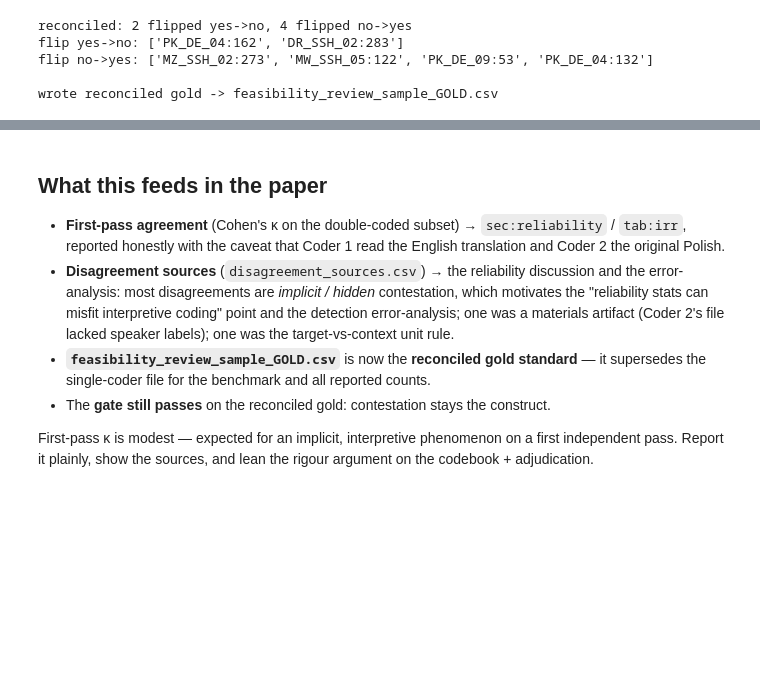
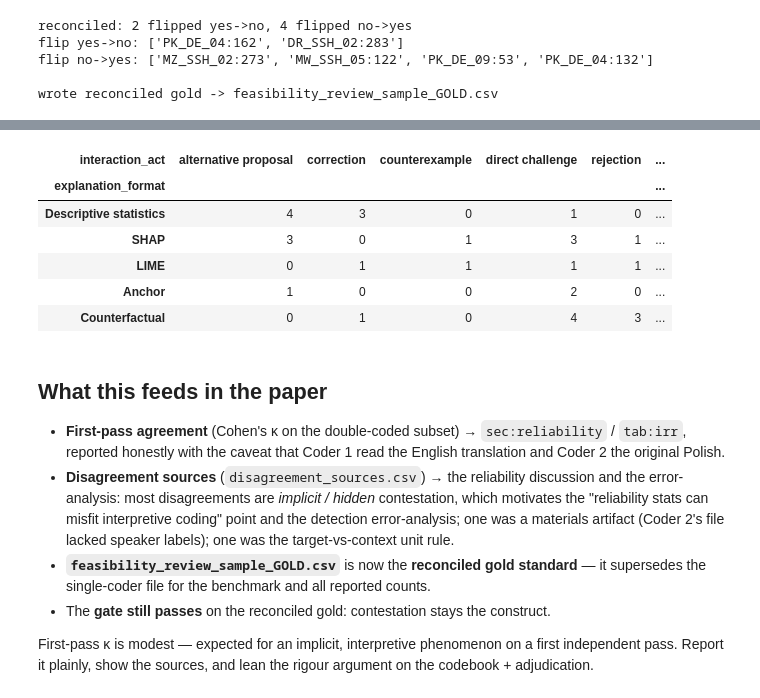
Before and after one commit to sabri-manai/detecting-contestation-xai, a Jupyter notebook: notebooks/05_reliability_and_reconciliation.ipynb, the cells around one changed output, grey strips where cells are left out. Cells and saved outputs as stored; diff of their text form; code cells hidden in the pictures; blank space fills up the shorter version.

```diff
--- a/notebooks/05_reliability_and_reconciliation.ipynb
+++ b/notebooks/05_reliability_and_reconciliation.ipynb
@@ -208,3 +402,19 @@ wrote reliability_summary.json
+# %%
+# ============================================================
+# 8. Explanation-format x interaction-act crosstab (test the
+#    "counterfactuals invite proposal-shaped contestation" hypothesis)
+# ============================================================
+ct = pd.crosstab(yes["explanation_format"], yes["interaction_act"]).reindex(index=formats, fill_value=0)
+ct.to_csv(OUT / "tables" / "interaction_act_by_format_reconciled.csv")
+display(ct.assign(N=ct.sum(axis=1)))
+# %% [output]
+| interaction_act | alternative proposal | correction | counterexample | direct challenge | rejection | ... |
+| explanation_format |  |  |  |  |  | ... |
+| Descriptive statistics | 4 | 3 | 0 | 1 | 0 | ... |
+| SHAP | 3 | 0 | 1 | 3 | 1 | ... |
+| LIME | 0 | 1 | 1 | 1 | 1 | ... |
+| Anchor | 1 | 0 | 0 | 2 | 0 | ... |
+| Counterfactual | 0 | 1 | 0 | 4 | 3 | ... |
 # %% [markdown]
 ## What this feeds in the paper
 
```
Also changed, not shown: parts of 6 cells of this notebook, 45 other files.
